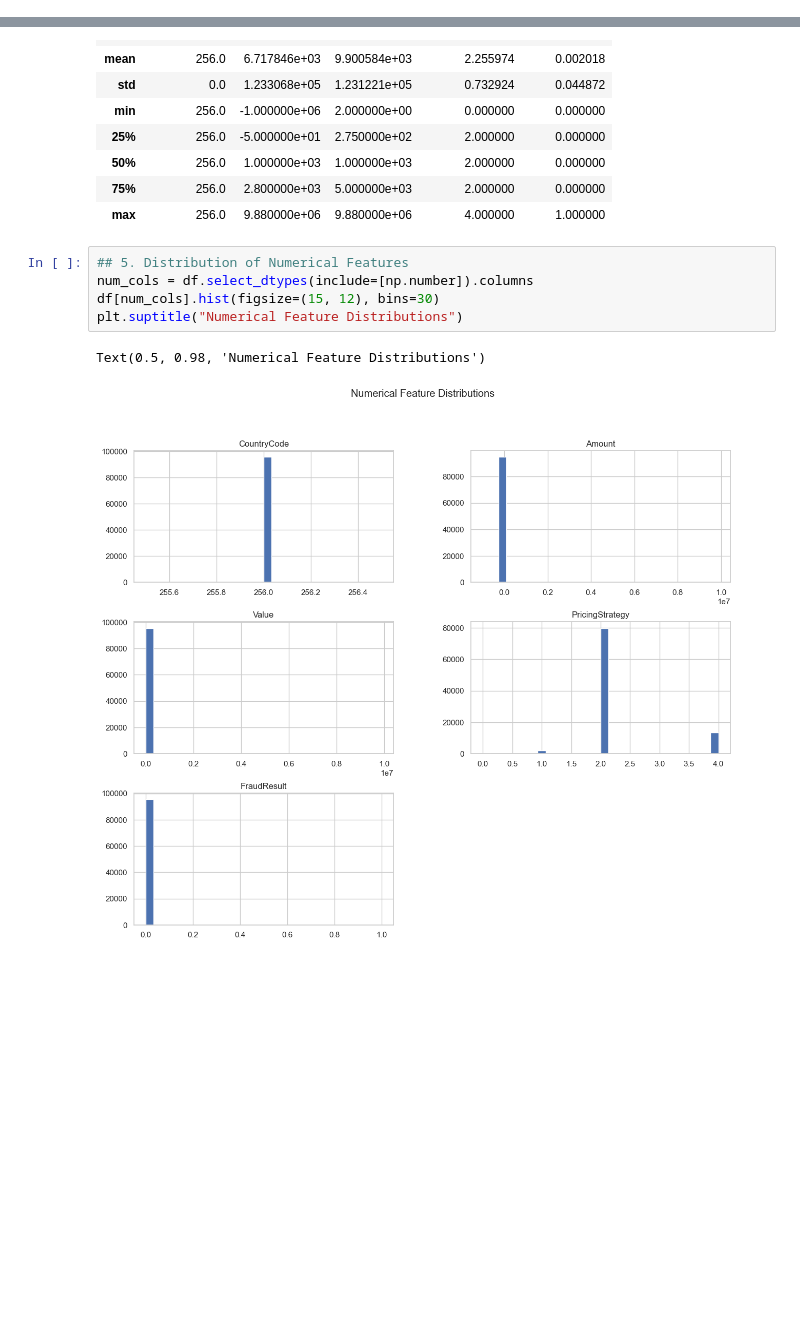
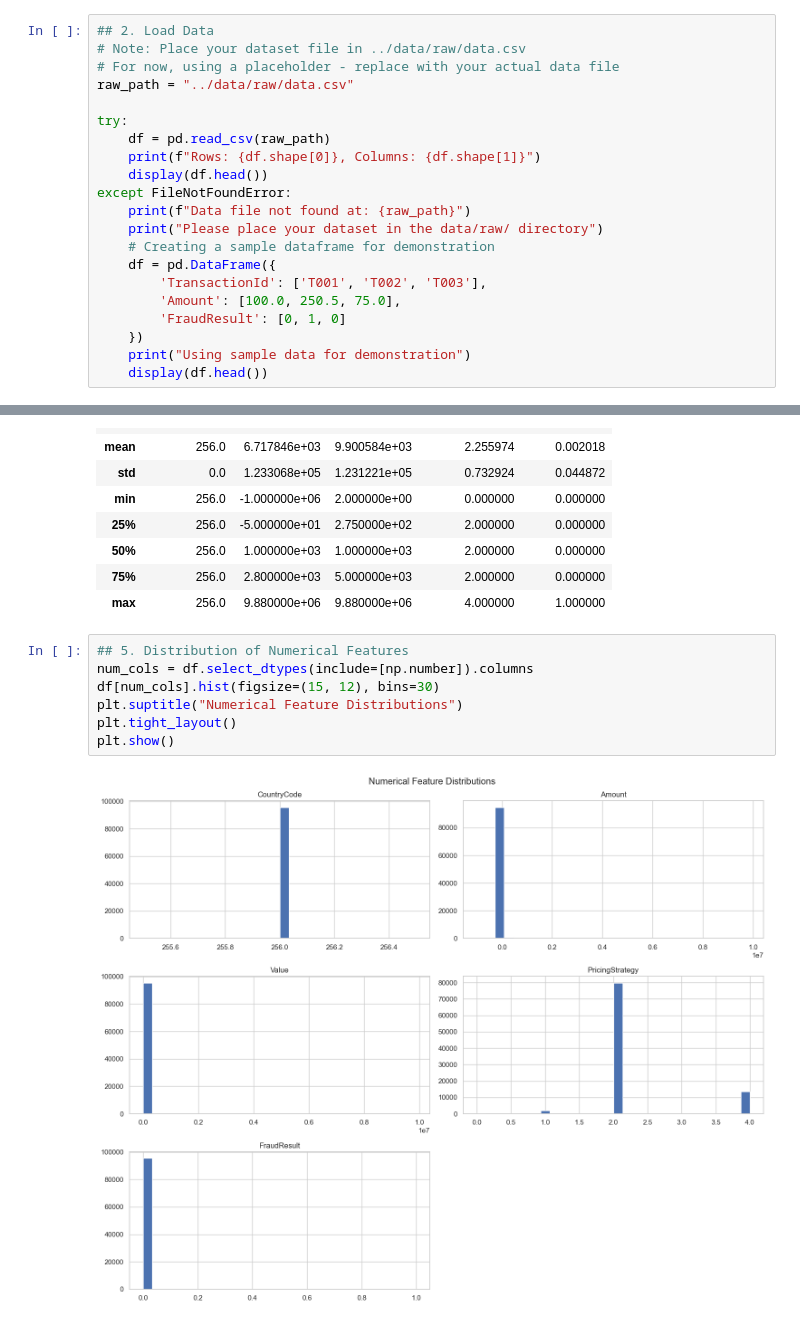
Before and after one commit to kirubhel/credit-risk-model, a Jupyter notebook: notebooks/1.0-eda.ipynb, the cells around one changed output, grey strips where cells are left out. Saved outputs shown, nothing was run; the diff lists cells and outputs as text; blank space fills up the shorter version.

```diff
--- a/notebooks/1.0-eda.ipynb
+++ b/notebooks/1.0-eda.ipynb
@@ -25,0 +11,21 @@ Rows: 95662, Columns: 16
+# %%
+## 2. Load Data
+# Note: Place your dataset file in ../data/raw/data.csv
+# For now, using a placeholder - replace with your actual data file
+raw_path = "../data/raw/data.csv"
+
+try:
+    df = pd.read_csv(raw_path)
+    print(f"Rows: {df.shape[0]}, Columns: {df.shape[1]}")
+    display(df.head())
+except FileNotFoundError:
+    print(f"Data file not found at: {raw_path}")
+    print("Please place your dataset in the data/raw/ directory")
+    # Creating a sample dataframe for demonstration
+    df = pd.DataFrame({
+        'TransactionId': ['T001', 'T002', 'T003'],
+        'Amount': [100.0, 250.5, 75.0],
+        'FraudResult': [0, 1, 0]
+    })
+    print("Using sample data for demonstration")
+    display(df.head())
@@ -78,11 +92,12 @@ df.describe()
 # %%
 ## 5. Distribution of Numerical Features
 num_cols = df.select_dtypes(include=[np.number]).columns
 df[num_cols].hist(figsize=(15, 12), bins=30)
 plt.suptitle("Numerical Feature Distributions")
+plt.tight_layout()
+plt.show()
 # %% [output]
-Text(0.5, 0.98, 'Numerical Feature Distributions')
-[figure, old version]
+[figure, new version]
 # %%
 ## 6. Distribution of Categorical Features
 cat_cols = df.select_dtypes(include=['object']).columns
```
Also changed, not shown: parts of 6 cells of this notebook.
